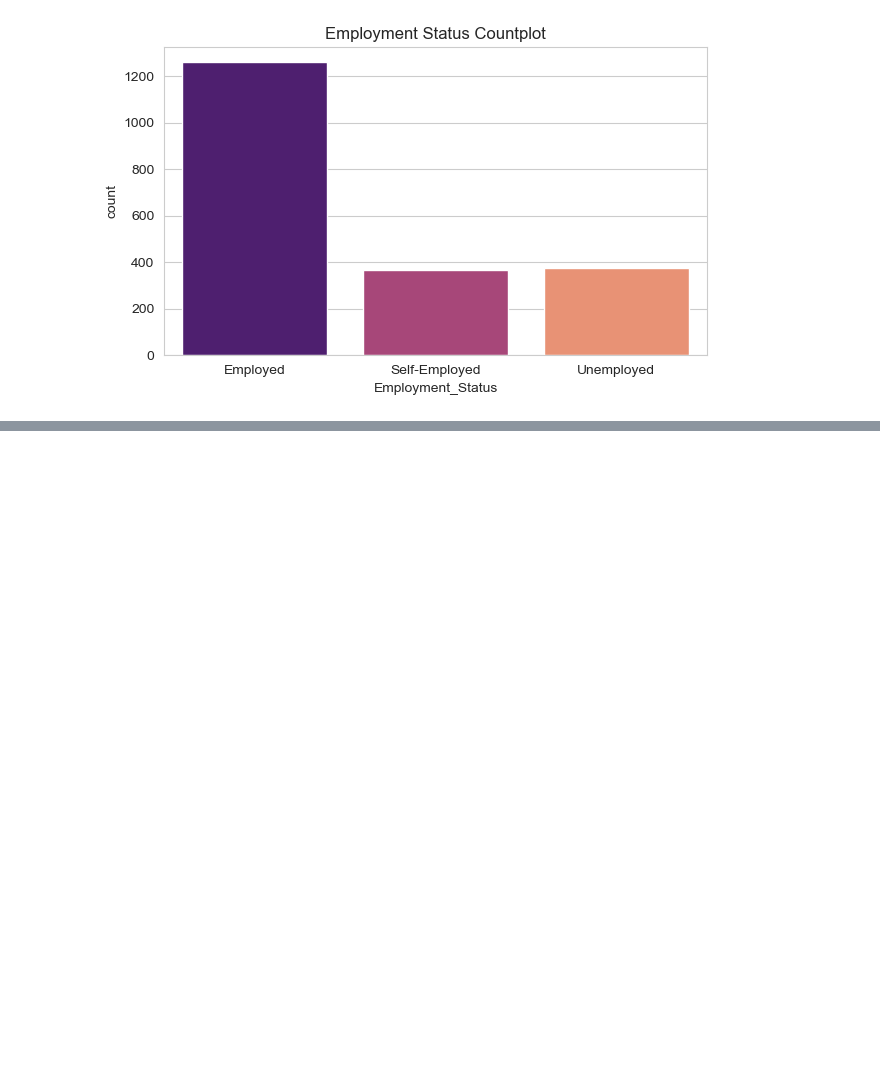
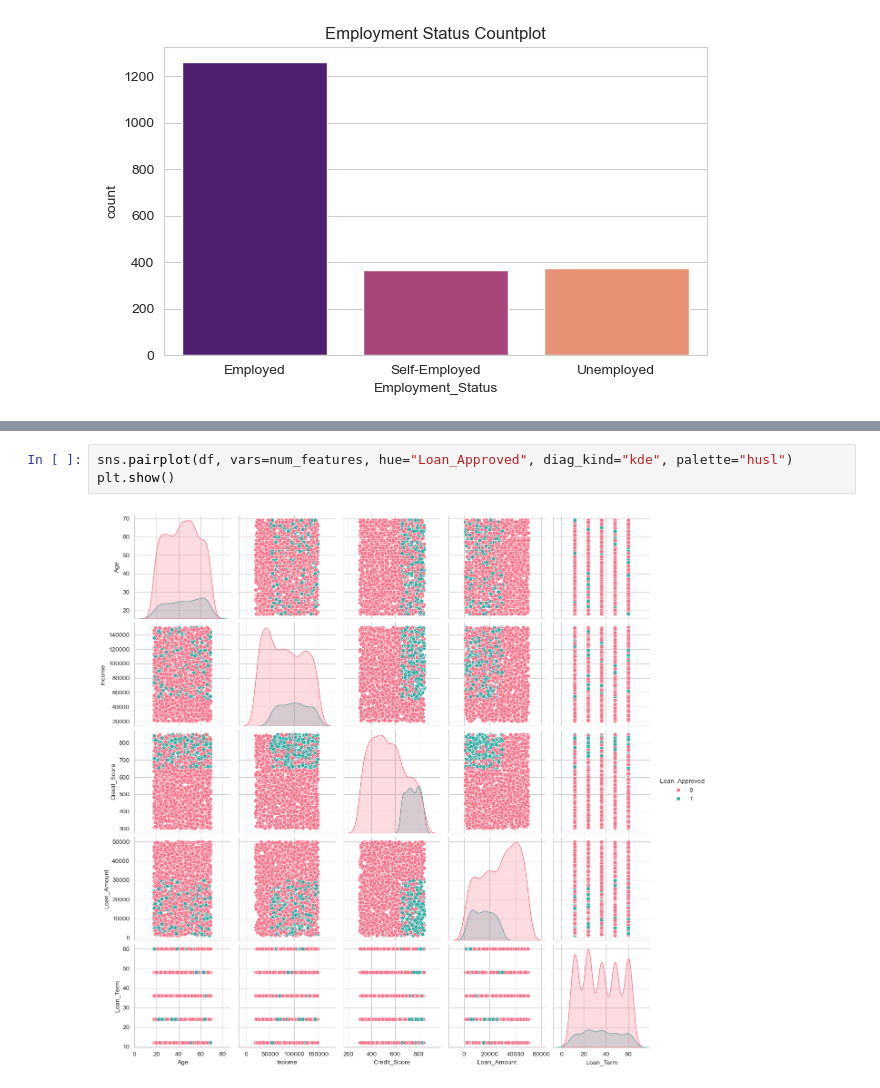
Before and after one commit to Niraj7272/DataScience, a Jupyter notebook: Practice/Machine_Learning/Loan Prediction/model.ipynb, the cells around one changed output, grey strips where cells are left out. Saved outputs shown, nothing was run; the diff lists cells and outputs as text; blank space fills up the shorter version.

```diff
--- a/Practice/Machine_Learning/Loan Prediction/model.ipynb
+++ b/Practice/Machine_Learning/Loan Prediction/model.ipynb
@@ -175,0 +184,5 @@ plt.show()
+# %%
+sns.pairplot(df, vars=num_features, hue="Loan_Approved", diag_kind="kde", palette="husl")
+plt.show()
+# %% [output]
+[figure, added]
```
Also changed, not shown: parts of 19 cells of this notebook.
